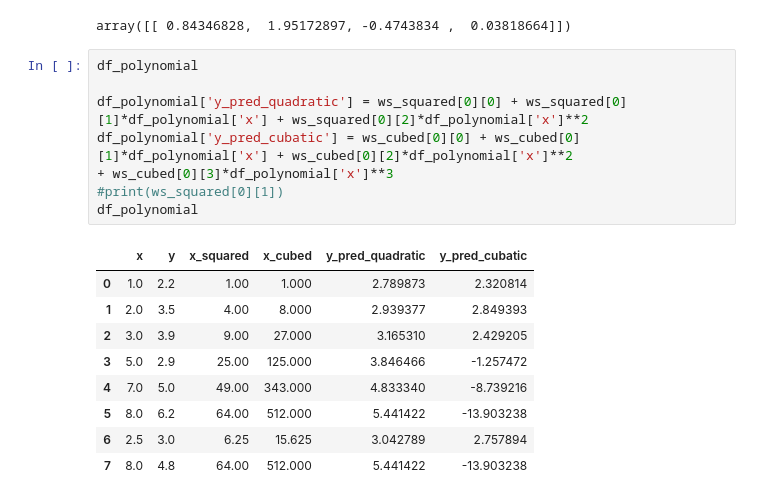
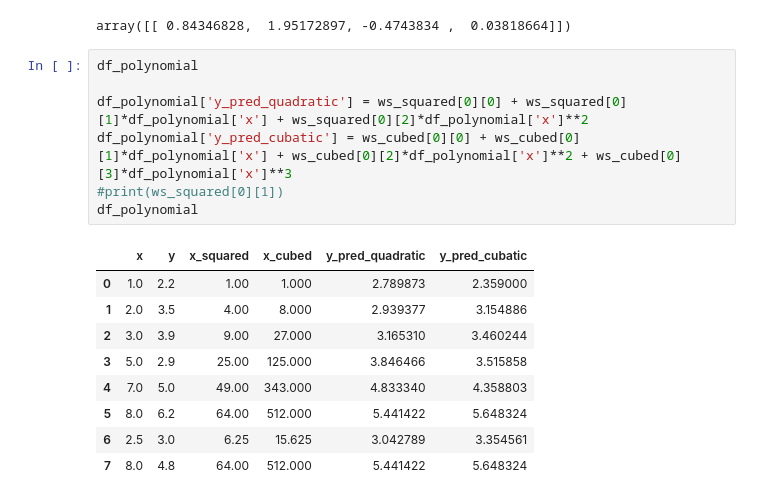
Before and after one commit to elliot-linsey/QMUL, a Jupyter notebook: Machine Learning/Regression Exercises.ipynb, the cells around one changed output. Cells and saved outputs as stored; diff of their text form.

```diff
--- a/Machine Learning/Regression Exercises.ipynb
+++ b/Machine Learning/Regression Exercises.ipynb
@@ -378,18 +378,17 @@ array([[ 0.84346828,  1.95172897, -0.4743834 ,  0.03818664]])
 # %%
 df_polynomial
 
 df_polynomial['y_pred_quadratic'] = ws_squared[0][0] + ws_squared[0][1]*df_polynomial['x'] + ws_squared[0][2]*df_polynomial['x']**2
-df_polynomial['y_pred_cubatic'] = ws_cubed[0][0] + ws_cubed[0][1]*df_polynomial['x'] + ws_cubed[0][2]*df_polynomial['x']**2
-+ ws_cubed[0][3]*df_polynomial['x']**3
+df_polynomial['y_pred_cubatic'] = ws_cubed[0][0] + ws_cubed[0][1]*df_polynomial['x'] + ws_cubed[0][2]*df_polynomial['x']**2 + ws_cubed[0][3]*df_polynomial['x']**3
 #print(ws_squared[0][1])
 df_polynomial
 # %% [output]
 |  | x | y | x_squared | x_cubed | y_pred_quadratic | y_pred_cubatic |
-| 0 | 1.0 | 2.2 | 1.00 | 1.000 | 2.789873 | 2.320814 |
-| 1 | 2.0 | 3.5 | 4.00 | 8.000 | 2.939377 | 2.849393 |
-| 2 | 3.0 | 3.9 | 9.00 | 27.000 | 3.165310 | 2.429205 |
-| 3 | 5.0 | 2.9 | 25.00 | 125.000 | 3.846466 | -1.257472 |
-| 4 | 7.0 | 5.0 | 49.00 | 343.000 | 4.833340 | -8.739216 |
-| 5 | 8.0 | 6.2 | 64.00 | 512.000 | 5.441422 | -13.903238 |
-| 6 | 2.5 | 3.0 | 6.25 | 15.625 | 3.042789 | 2.757894 |
-| 7 | 8.0 | 4.8 | 64.00 | 512.000 | 5.441422 | -13.903238 |
+| 0 | 1.0 | 2.2 | 1.00 | 1.000 | 2.789873 | 2.359000 |
+| 1 | 2.0 | 3.5 | 4.00 | 8.000 | 2.939377 | 3.154886 |
+| 2 | 3.0 | 3.9 | 9.00 | 27.000 | 3.165310 | 3.460244 |
+| 3 | 5.0 | 2.9 | 25.00 | 125.000 | 3.846466 | 3.515858 |
+| 4 | 7.0 | 5.0 | 49.00 | 343.000 | 4.833340 | 4.358803 |
+| 5 | 8.0 | 6.2 | 64.00 | 512.000 | 5.441422 | 5.648324 |
+| 6 | 2.5 | 3.0 | 6.25 | 15.625 | 3.042789 | 3.354561 |
+| 7 | 8.0 | 4.8 | 64.00 | 512.000 | 5.441422 | 5.648324 |
```
Also changed, not shown: parts of 4 cells of this notebook.
